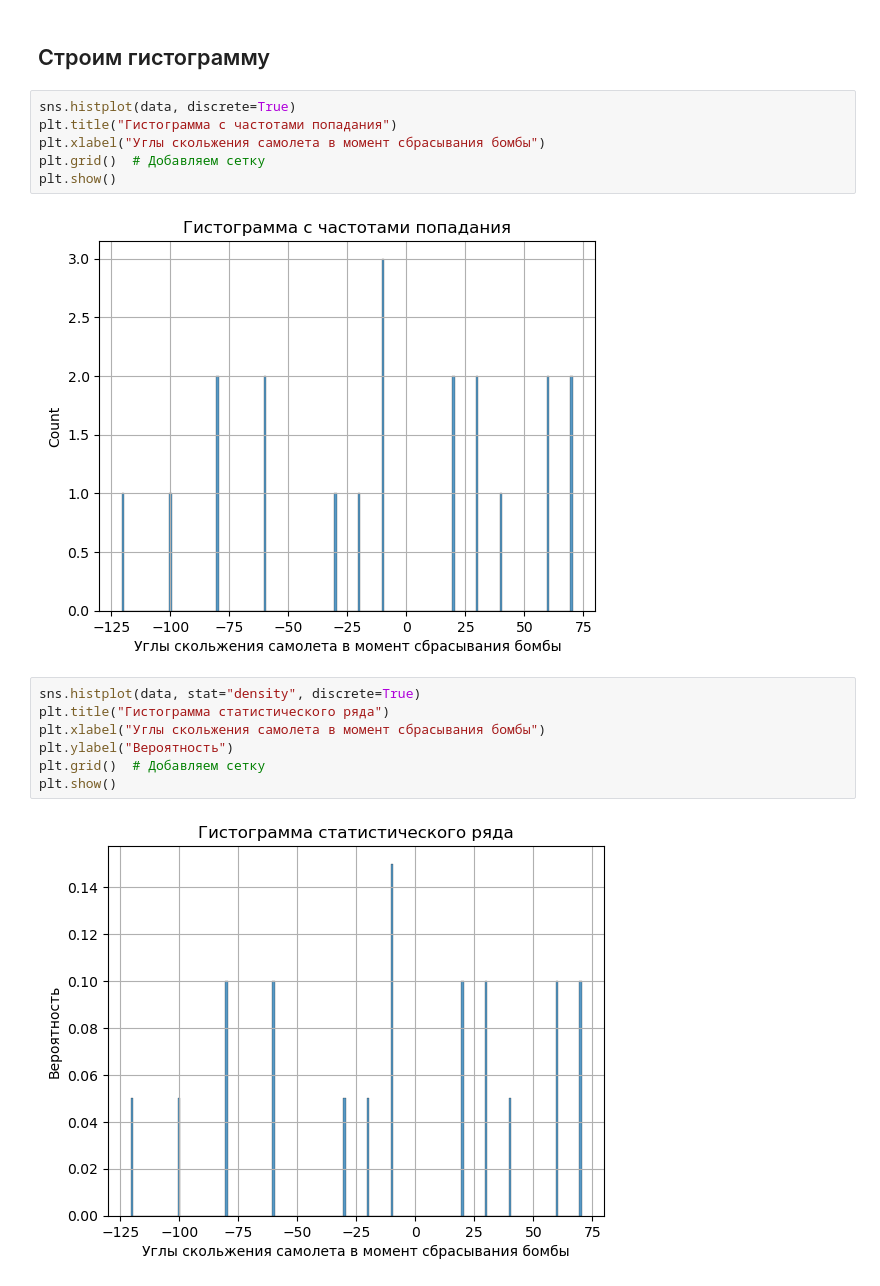
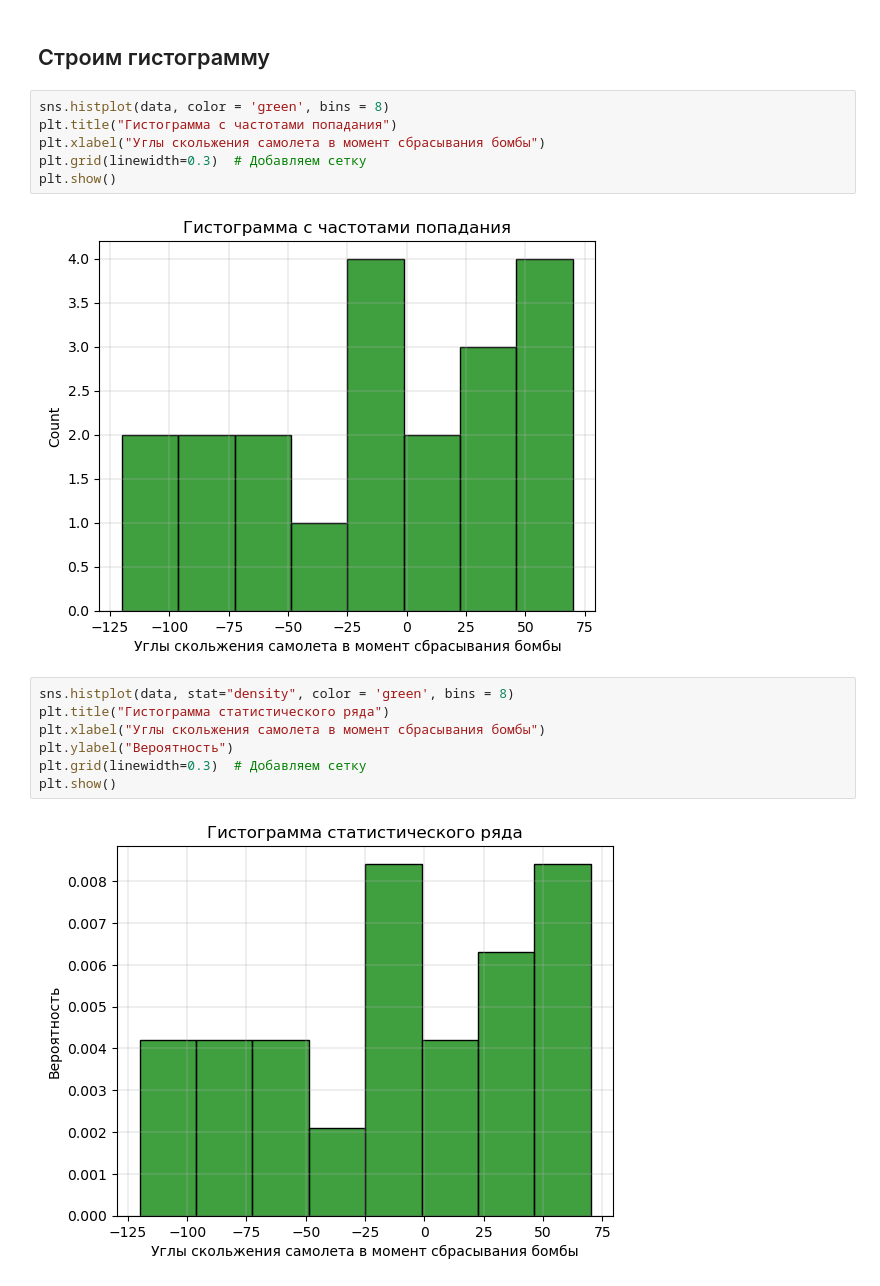
Before and after one commit to ustalyj-putnik/Math4DS, a Jupyter notebook: LR_2/Math4DS_Lk2.ipynb, the cells around one changed output. Cells and saved outputs as stored; diff of their text form.

```diff
--- a/LR_2/Math4DS_Lk2.ipynb
+++ b/LR_2/Math4DS_Lk2.ipynb
@@ -20,19 +33,19 @@ plt.show()
 # %% [markdown]
 ## Строим гистограмму
 # %%
-sns.histplot(data, discrete=True)
+sns.histplot(data, color = 'green', bins = 8)
 plt.title("Гистограмма с частотами попадания")
 plt.xlabel("Углы скольжения самолета в момент сбрасывания бомбы")
-plt.grid()  # Добавляем сетку
+plt.grid(linewidth=0.3)  # Добавляем сетку
 plt.show()
 # %% [output]
-[figure, old version]
+[figure, new version]
 # %%
-sns.histplot(data, stat="density", discrete=True)
+sns.histplot(data, stat="density", color = 'green', bins = 8)
 plt.title("Гистограмма статистического ряда")
 plt.xlabel("Углы скольжения самолета в момент сбрасывания бомбы")
 plt.ylabel("Вероятность")
-plt.grid()  # Добавляем сетку
+plt.grid(linewidth=0.3)  # Добавляем сетку
 plt.show()
 # %% [output]
-[figure, old version]
+[figure, new version]
```
Also changed, not shown: parts of 1 cell of this notebook.
